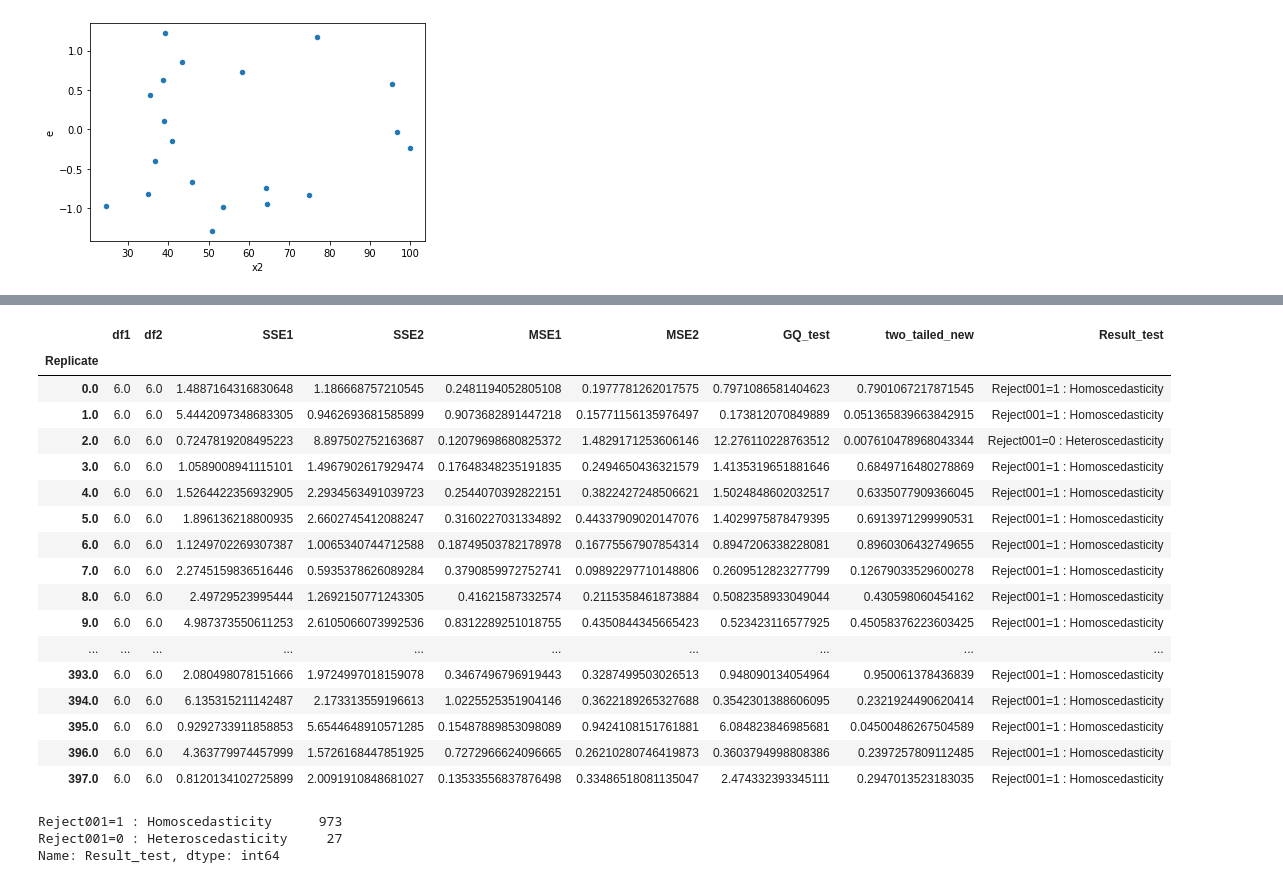
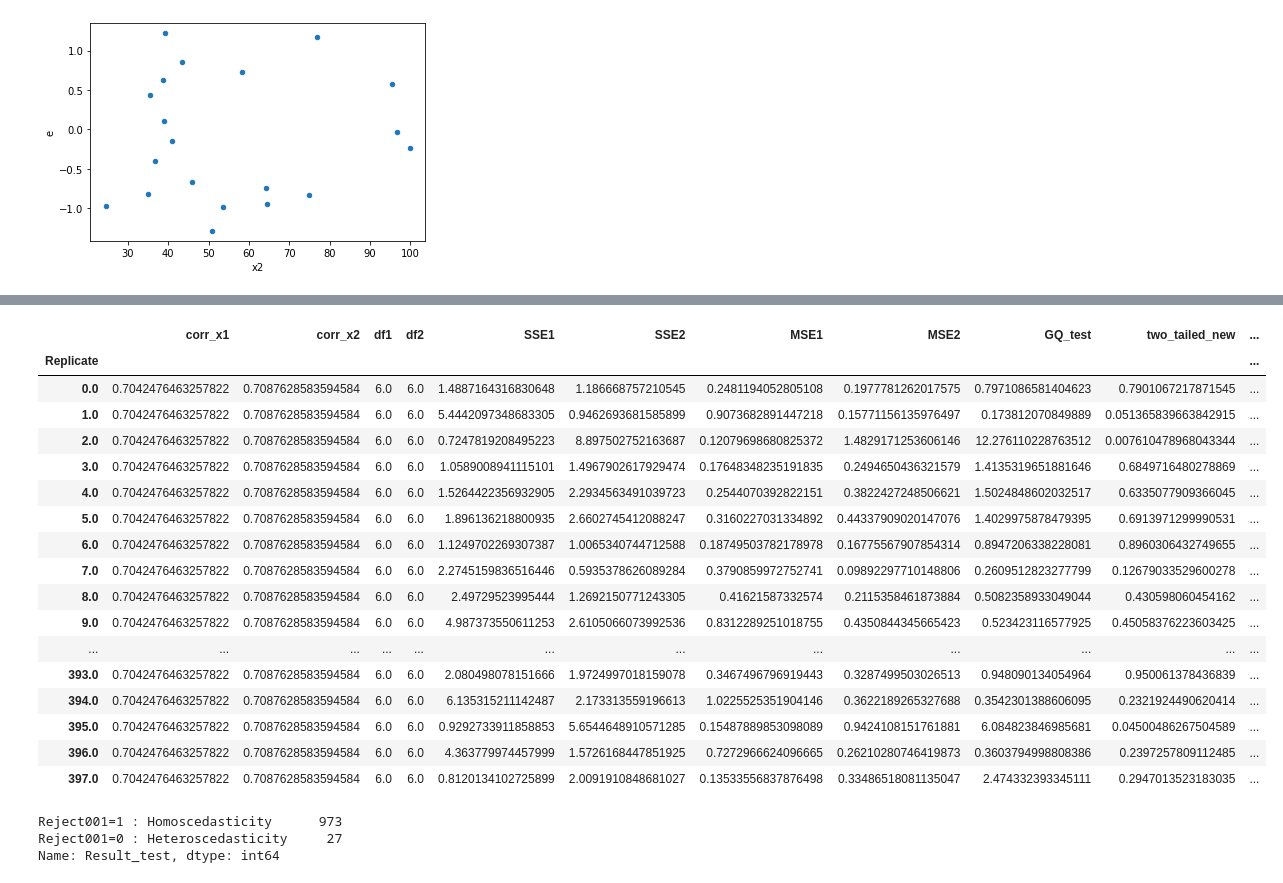
Before and after one commit to iam-fern/Generate_groupwise_2X, a Jupyter notebook: GQtest_groupwise_(y_hat)_0_3_0_7_n20_01.ipynb, the cells around one changed output, grey strips where cells are left out. Drawn from its saved outputs; the diff is of its cells as text; code cells hidden in the pictures.

```diff
--- a/GQtest_groupwise_(y_hat)_0_3_0_7_n20_01.ipynb
+++ b/GQtest_groupwise_(y_hat)_0_3_0_7_n20_01.ipynb
@@ -176,6 +176,13 @@ def get_result(run_replicate, percent_data):
     new_table_sort = new_table.sort_values('y_hat')
     new_table_sort.reset_index(inplace=True)
     new_table_sort.drop(['index'], axis=1, inplace=True)
+
+    # Correlation between two columns of DataFrame.
+    corr_x1 = table['x1'].corr(table['Y'])
+    corr_x2 = table['x2'].corr(table['Y'])
+
+    # Correlation between all the columns of DataFrame.
+    all_corr = table.corr()
 
     # แบ่งข้อมูลกลุ่มที่ 1
     table1 = new_table_sort.iloc[:int(percent_data*new_table_sort.shape[0]) , :]
@@ -217,13 +224,15 @@ def get_result(run_replicate, percent_data):
     p_greater = ss.f.cdf(GQ_test, df2, df1)
     p_less = 1.0-ss.f.cdf(GQ_test, df2, df1)
 
-    return df1, df2, SSE1, SSE2, MSE1, MSE2, GQ_test, two_tailed, p_greater, p_less
+    return corr_x1, corr_x2, df1, df2, SSE1, SSE2, MSE1, MSE2, GQ_test, two_tailed, p_greater, p_less
 
 # สร้าง list ของ replicates
 list_replicate=list({i[0] for i in table.index})
 list_replicate.sort()
 
 # สร้าง list เพื่อเก็บค่า ทุกรอบที่ run
+list_corr_x1=[]
+list_corr_x2=[]
 list_df1=[]
 list_df2=[]
 list_SSE1=[]
@@ -240,7 +249,9 @@ percent_data=0.4
 
 # ใช้ for loop สำหรับการ run ทุก replicates
 for run_replicate in list_replicate:
-    df1, df2, SSE1, SSE2, MSE1, MSE2, GQ_test, two_tailed, p_greater, p_less=get_result(run_replicate, percent_data)
+    corr_x1, corr_x2, df1, df2, SSE1, SSE2, MSE1, MSE2, GQ_test, two_tailed, p_greater, p_less=get_result(run_replicate, percent_data)
+    list_corr_x1.append(corr_x1)
+    list_corr_x2.append(corr_x2)
     list_df1.append(df1)
     list_SSE1.append(SSE1)
     list_df2.append(df2)
@@ -289,41 +300,41 @@ result.astype(str)
 # %%
 # สร้างตารางผลลัพธ์
 alpha = 0.01
 pd.set_option('display.max_rows', 1000)
 pd.set_option('display.max_columns', 1000)
 pd.set_option('display.width', 1000)
-result=pd.DataFrame({"Replicate":list_replicate, "df1":list_df1, "df2":list_df2, "SSE1":list_SSE1,
+result=pd.DataFrame({"Replicate":list_replicate, "corr_x1":list_corr_x1, "corr_x2":list_corr_x2, "df1":list_df1, "df2":list_df2, "SSE1":list_SSE1,
                      "SSE2":list_SSE2, "MSE1":list_MSE1, "MSE2":list_MSE2,
                      "GQ_test":list_GQ_test, "two_tailed":list_two_tailed, "greater":list_p_greater, "less":list_p_less})
 result.set_index(['Replicate'], inplace=True)
 
 result['two_tailed_new']=result[["two_tailed","greater","less"]].apply(lambda value: value[0] if value[0]<0.5 else (2*value[1] if value[1]<0.5 else 2*value[2]) , axis=1)
 result["Result_test"]=result["two_tailed_new"].apply(lambda p_value: 'Reject001=0 : Heteroscedasticity'
                                                                   if p_value < alpha else 'Reject001=1 : Homoscedasticity')
 #two_tailed_new_show=two_tailed_new.drop(columns="greater")
 result_show=result.drop(columns=["two_tailed", "greater", "less"])
 result_show.astype(str)
 
 #result.astype(str)
 # %% [output]
-|  | df1 | df2 | SSE1 | SSE2 | MSE1 | MSE2 | GQ_test | two_tailed_new | Result_test |
-| Replicate |  |  |  |  |  |  |  |  |  |
-| 0.0 | 6.0 | 6.0 | 1.4887164316830648 | 1.186668757210545 | 0.2481194052805108 | 0.1977781262017575 | 0.7971086581404623 | 0.7901067217871545 | Reject001=1 : Homoscedasticity |
-| 1.0 | 6.0 | 6.0 | 5.4442097348683305 | 0.9462693681585899 | 0.9073682891447218 | 0.15771156135976497 | 0.173812070849889 | 0.051365839663842915 | Reject001=1 : Homoscedasticity |
-| 2.0 | 6.0 | 6.0 | 0.7247819208495223 | 8.897502752163687 | 0.12079698680825372 | 1.4829171253606146 | 12.276110228763512 | 0.007610478968043344 | Reject001=0 : Heteroscedasticity |
-| 3.0 | 6.0 | 6.0 | 1.0589008941115101 | 1.4967902617929474 | 0.17648348235191835 | 0.2494650436321579 | 1.4135319651881646 | 0.6849716480278869 | Reject001=1 : Homoscedasticity |
-| 4.0 | 6.0 | 6.0 | 1.5264422356932905 | 2.2934563491039723 | 0.2544070392822151 | 0.3822427248506621 | 1.5024848602032517 | 0.6335077909366045 | Reject001=1 : Homoscedasticity |
-| 5.0 | 6.0 | 6.0 | 1.896136218800935 | 2.6602745412088247 | 0.3160227031334892 | 0.44337909020147076 | 1.4029975878479395 | 0.6913971299990531 | Reject001=1 : Homoscedasticity |
-| 6.0 | 6.0 | 6.0 | 1.1249702269307387 | 1.0065340744712588 | 0.18749503782178978 | 0.16775567907854314 | 0.8947206338228081 | 0.8960306432749655 | Reject001=1 : Homoscedasticity |
-| 7.0 | 6.0 | 6.0 | 2.2745159836516446 | 0.5935378626089284 | 0.3790859972752741 | 0.09892297710148806 | 0.2609512823277799 | 0.12679033529600278 | Reject001=1 : Homoscedasticity |
-| 8.0 | 6.0 | 6.0 | 2.49729523995444 | 1.2692150771243305 | 0.41621587332574 | 0.2115358461873884 | 0.5082358933049044 | 0.430598060454162 | Reject001=1 : Homoscedasticity |
-| 9.0 | 6.0 | 6.0 | 4.987373550611253 | 2.6105066073992536 | 0.8312289251018755 | 0.4350844345665423 | 0.523423116577925 | 0.45058376223603425 | Reject001=1 : Homoscedasticity |
-| ... | ... | ... | ... | ... | ... | ... | ... | ... | ... |
-| 393.0 | 6.0 | 6.0 | 2.080498078151666 | 1.9724997018159078 | 0.3467496796919443 | 0.3287499503026513 | 0.948090134054964 | 0.950061378436839 | Reject001=1 : Homoscedasticity |
-| 394.0 | 6.0 | 6.0 | 6.135315211142487 | 2.173313559196613 | 1.0225525351904146 | 0.3622189265327688 | 0.3542301388606095 | 0.2321924490620414 | Reject001=1 : Homoscedasticity |
-| 395.0 | 6.0 | 6.0 | 0.9292733911858853 | 5.6544648910571285 | 0.15487889853098089 | 0.9424108151761881 | 6.084823846985681 | 0.04500486267504589 | Reject001=1 : Homoscedasticity |
-| 396.0 | 6.0 | 6.0 | 4.363779974457999 | 1.5726168447851925 | 0.7272966624096665 | 0.26210280746419873 | 0.3603794998808386 | 0.2397257809112485 | Reject001=1 : Homoscedasticity |
-| 397.0 | 6.0 | 6.0 | 0.8120134102725899 | 2.0091910848681027 | 0.13533556837876498 | 0.33486518081135047 | 2.474332393345111 | 0.2947013523183035 | Reject001=1 : Homoscedasticity |
+|  | corr_x1 | corr_x2 | df1 | df2 | SSE1 | SSE2 | MSE1 | MSE2 | GQ_test | two_tailed_new | ... |
+| Replicate |  |  |  |  |  |  |  |  |  |  | ... |
+| 0.0 | 0.7042476463257822 | 0.7087628583594584 | 6.0 | 6.0 | 1.4887164316830648 | 1.186668757210545 | 0.2481194052805108 | 0.1977781262017575 | 0.7971086581404623 | 0.7901067217871545 | ... |
+| 1.0 | 0.7042476463257822 | 0.7087628583594584 | 6.0 | 6.0 | 5.4442097348683305 | 0.9462693681585899 | 0.9073682891447218 | 0.15771156135976497 | 0.173812070849889 | 0.051365839663842915 | ... |
+| 2.0 | 0.7042476463257822 | 0.7087628583594584 | 6.0 | 6.0 | 0.7247819208495223 | 8.897502752163687 | 0.12079698680825372 | 1.4829171253606146 | 12.276110228763512 | 0.007610478968043344 | ... |
+| 3.0 | 0.7042476463257822 | 0.7087628583594584 | 6.0 | 6.0 | 1.0589008941115101 | 1.4967902617929474 | 0.17648348235191835 | 0.2494650436321579 | 1.4135319651881646 | 0.6849716480278869 | ... |
+| 4.0 | 0.7042476463257822 | 0.7087628583594584 | 6.0 | 6.0 | 1.5264422356932905 | 2.2934563491039723 | 0.2544070392822151 | 0.3822427248506621 | 1.5024848602032517 | 0.6335077909366045 | ... |
+| 5.0 | 0.7042476463257822 | 0.7087628583594584 | 6.0 | 6.0 | 1.896136218800935 | 2.6602745412088247 | 0.3160227031334892 | 0.44337909020147076 | 1.4029975878479395 | 0.6913971299990531 | ... |
+| 6.0 | 0.7042476463257822 | 0.7087628583594584 | 6.0 | 6.0 | 1.1249702269307387 | 1.0065340744712588 | 0.18749503782178978 | 0.16775567907854314 | 0.8947206338228081 | 0.8960306432749655 | ... |
+| 7.0 | 0.7042476463257822 | 0.7087628583594584 | 6.0 | 6.0 | 2.2745159836516446 | 0.5935378626089284 | 0.3790859972752741 | 0.09892297710148806 | 0.2609512823277799 | 0.12679033529600278 | ... |
+| 8.0 | 0.7042476463257822 | 0.7087628583594584 | 6.0 | 6.0 | 2.49729523995444 | 1.2692150771243305 | 0.41621587332574 | 0.2115358461873884 | 0.5082358933049044 | 0.430598060454162 | ... |
+| 9.0 | 0.7042476463257822 | 0.7087628583594584 | 6.0 | 6.0 | 4.987373550611253 | 2.6105066073992536 | 0.8312289251018755 | 0.4350844345665423 | 0.523423116577925 | 0.45058376223603425 | ... |
+| ... | ... | ... | ... | ... | ... | ... | ... | ... | ... | ... | ... |
+| 393.0 | 0.7042476463257822 | 0.7087628583594584 | 6.0 | 6.0 | 2.080498078151666 | 1.9724997018159078 | 0.3467496796919443 | 0.3287499503026513 | 0.948090134054964 | 0.950061378436839 | ... |
+| 394.0 | 0.7042476463257822 | 0.7087628583594584 | 6.0 | 6.0 | 6.135315211142487 | 2.173313559196613 | 1.0225525351904146 | 0.3622189265327688 | 0.3542301388606095 | 0.2321924490620414 | ... |
+| 395.0 | 0.7042476463257822 | 0.7087628583594584 | 6.0 | 6.0 | 0.9292733911858853 | 5.6544648910571285 | 0.15487889853098089 | 0.9424108151761881 | 6.084823846985681 | 0.04500486267504589 | ... |
+| 396.0 | 0.7042476463257822 | 0.7087628583594584 | 6.0 | 6.0 | 4.363779974457999 | 1.5726168447851925 | 0.7272966624096665 | 0.26210280746419873 | 0.3603794998808386 | 0.2397257809112485 | ... |
+| 397.0 | 0.7042476463257822 | 0.7087628583594584 | 6.0 | 6.0 | 0.8120134102725899 | 2.0091910848681027 | 0.13533556837876498 | 0.33486518081135047 | 2.474332393345111 | 0.2947013523183035 | ... |
 # %%
 result_show['Result_test'].value_counts()
 # %% [output]
```
Also changed, not shown: parts of 1 cell of this notebook.
